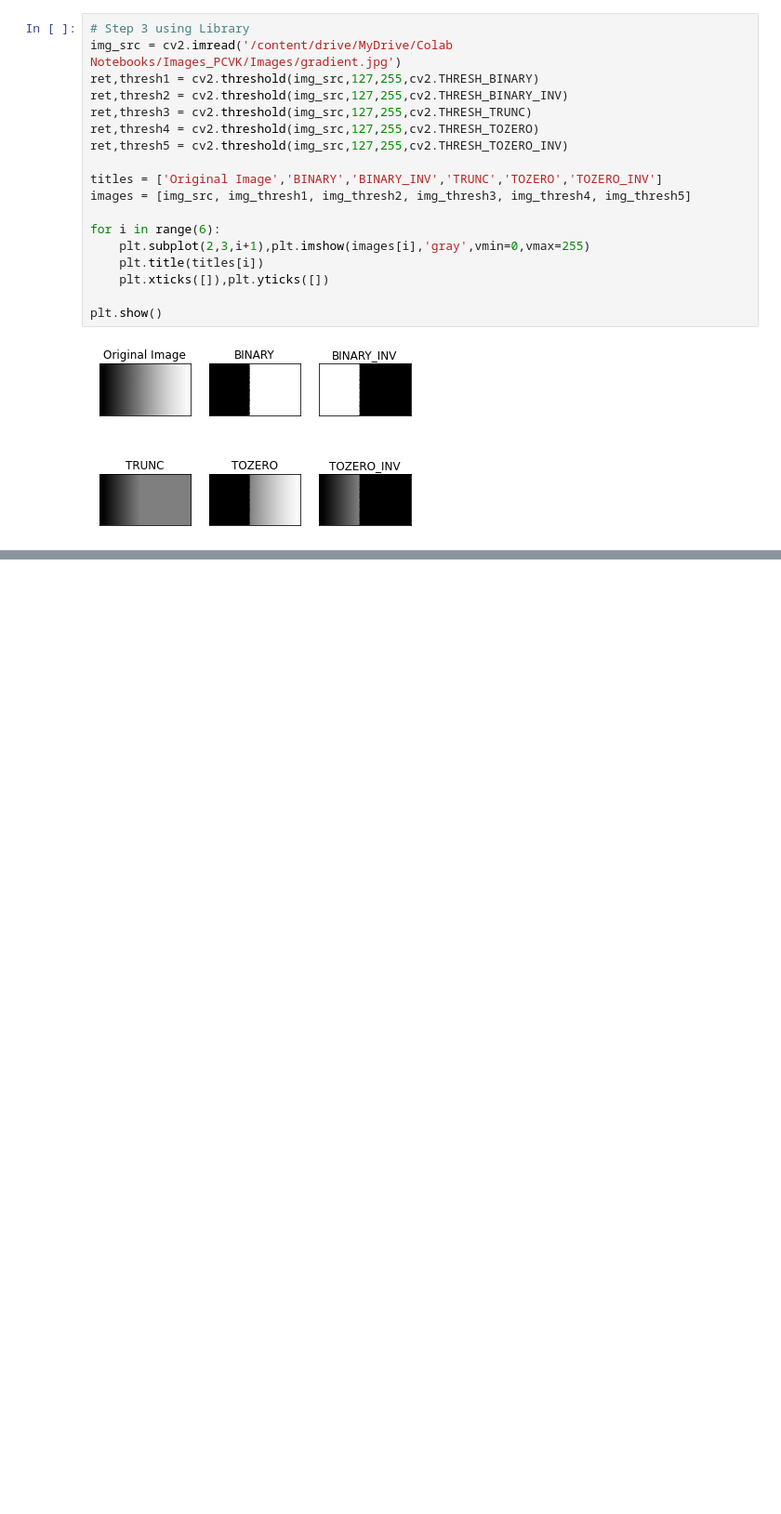
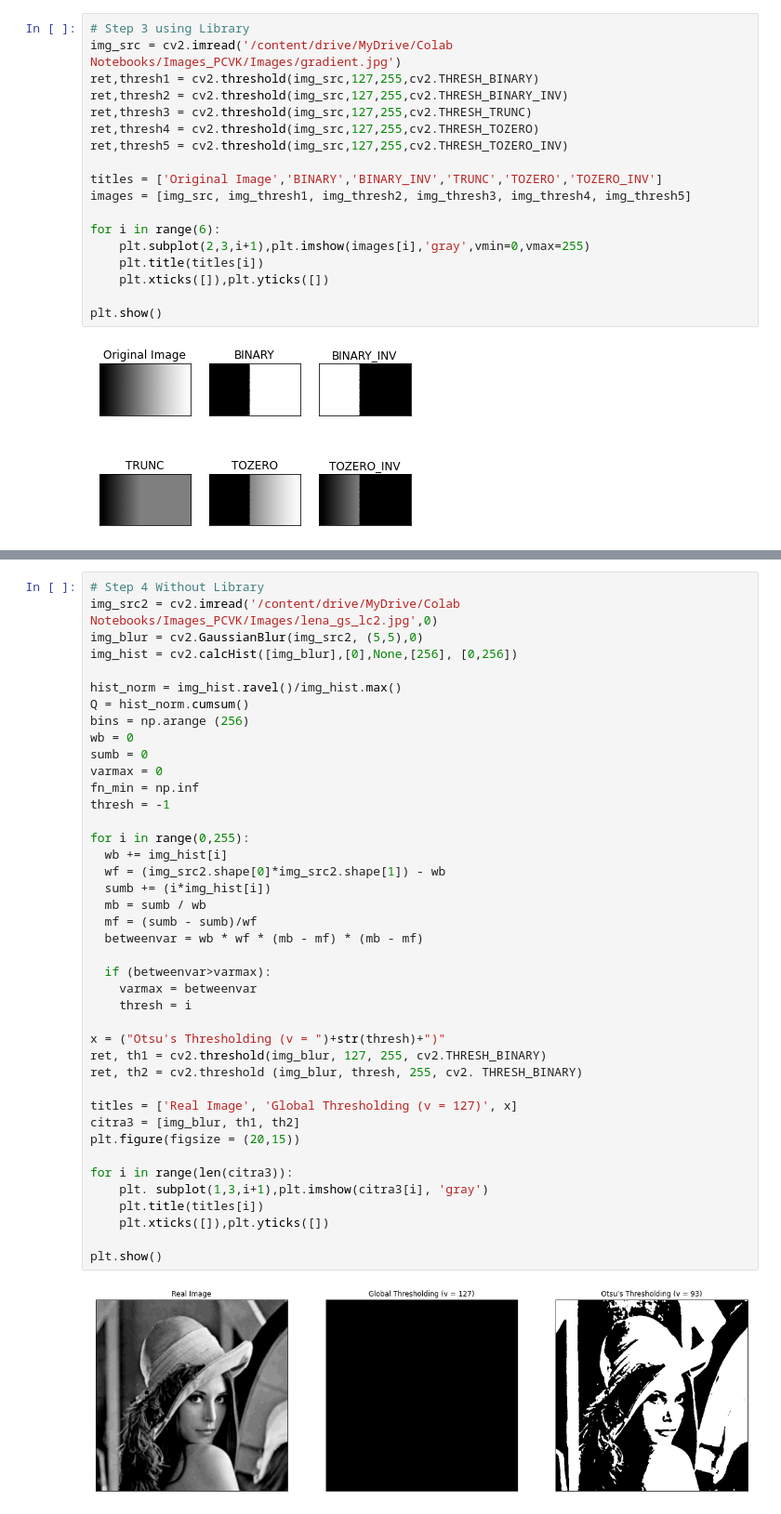
Before and after one commit to ab-rohman/Computer_Vision, a Jupyter notebook: Week10.ipynb, the cells around one changed output, grey strips where cells are left out. Shown: that part at 93% size. Saved outputs shown, nothing was run; the diff lists cells and outputs as text; blank space fills up the shorter version.

```diff
--- a/Week10.ipynb
+++ b/Week10.ipynb
@@ -67,0 +95,43 @@ plt.show()
+# %%
+# Step 4 Without Library
+img_src2 = cv2.imread('/content/drive/MyDrive/Colab Notebooks/Images_PCVK/Images/lena_gs_lc2.jpg',0)
+img_blur = cv2.GaussianBlur(img_src2, (5,5),0)
+img_hist = cv2.calcHist([img_blur],[0],None,[256], [0,256])
+
+hist_norm = img_hist.ravel()/img_hist.max()
+Q = hist_norm.cumsum()
+bins = np.arange (256)
+wb = 0
+sumb = 0
+varmax = 0
+fn_min = np.inf
+thresh = -1
+
+for i in range(0,255):
+  wb += img_hist[i]
+  wf = (img_src2.shape[0]*img_src2.shape[1]) - wb
+  sumb += (i*img_hist[i])
+  mb = sumb / wb
+  mf = (sumb - sumb)/wf
+  betweenvar = wb * wf * (mb - mf) * (mb - mf)
+
+  if (betweenvar>varmax):
+    varmax = betweenvar
+    thresh = i
+
+x = ("Otsu's Thresholding (v = ")+str(thresh)+")"
+ret, th1 = cv2.threshold(img_blur, 127, 255, cv2.THRESH_BINARY)
+ret, th2 = cv2.threshold (img_blur, thresh, 255, cv2. THRESH_BINARY)
+
+titles = ['Real Image', 'Global Thresholding (v = 127)', x]
+citra3 = [img_blur, th1, th2]
+plt.figure(figsize = (20,15))
+
+for i in range(len(citra3)):
+    plt. subplot(1,3,i+1),plt.imshow(citra3[i], 'gray')
+    plt.title(titles[i])
+    plt.xticks([]),plt.yticks([])
+
+plt.show()
+# %% [output]
+[figure, added]
```
Also changed, not shown: parts of 1 cell of this notebook.
